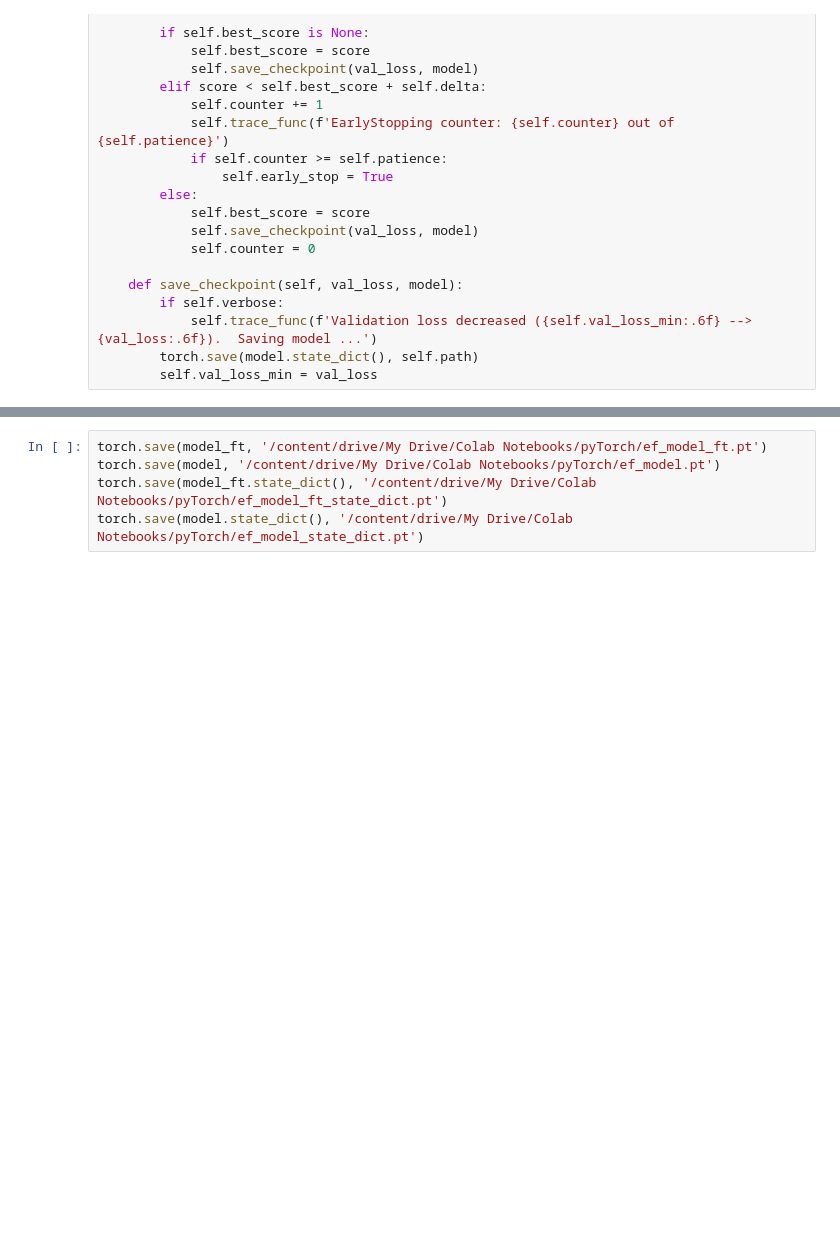
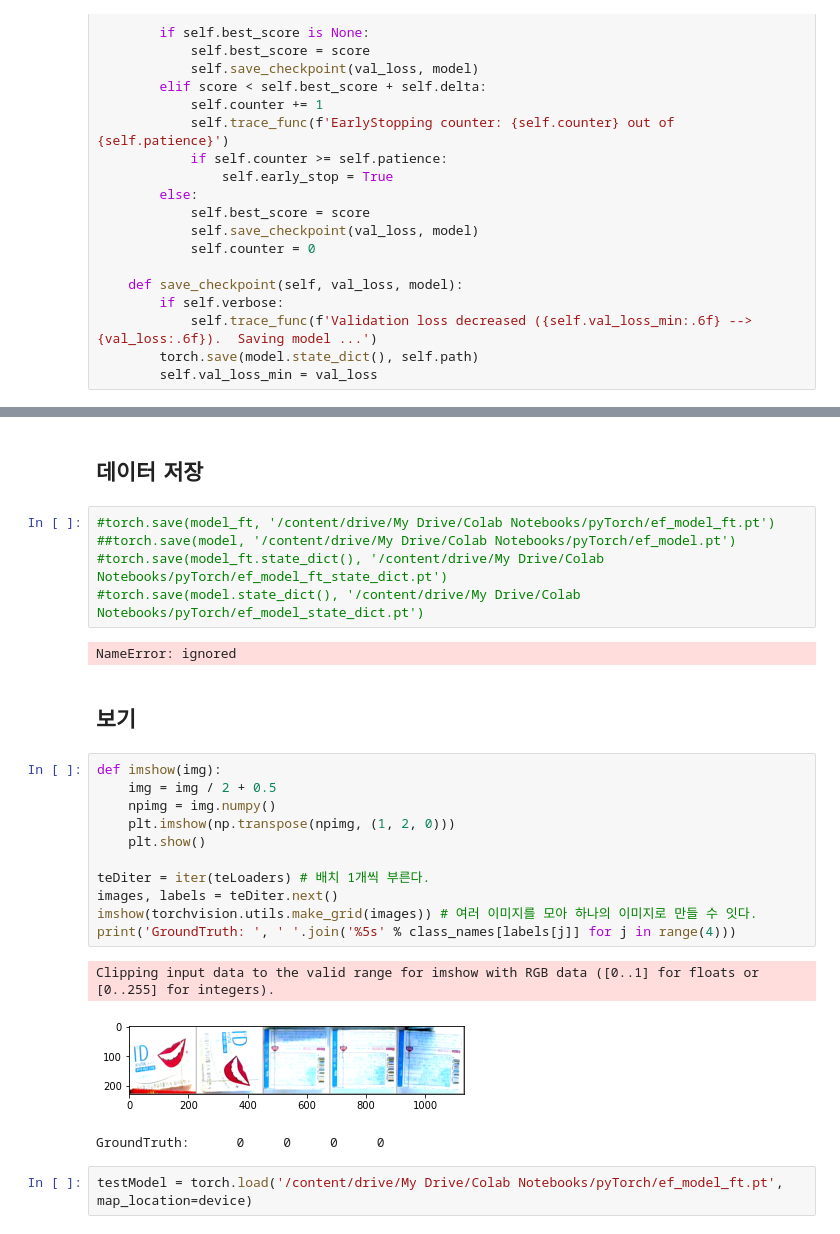
Before and after one commit to honginhwa/pytorch_study, a Jupyter notebook: efficientNet.ipynb, the cells around one changed output, grey strips where cells are left out. Drawn from its saved outputs; the diff is of its cells as text; blank space fills up the shorter version.

Commit message:
Colaboratory를 통해 생성됨

```diff
--- a/efficientNet.ipynb
+++ b/efficientNet.ipynb
@@ -317,5 +295,28 @@ Best val Acc: 0.972433
+# %% [markdown]
+## 데이터 저장
 # %%
-torch.save(model_ft, '/content/drive/My Drive/Colab Notebooks/pyTorch/ef_model_ft.pt')
-torch.save(model, '/content/drive/My Drive/Colab Notebooks/pyTorch/ef_model.pt')
-torch.save(model_ft.state_dict(), '/content/drive/My Drive/Colab Notebooks/pyTorch/ef_model_ft_state_dict.pt')
-torch.save(model.state_dict(), '/content/drive/My Drive/Colab Notebooks/pyTorch/ef_model_state_dict.pt')
+#torch.save(model_ft, '/content/drive/My Drive/Colab Notebooks/pyTorch/ef_model_ft.pt')
+##torch.save(model, '/content/drive/My Drive/Colab Notebooks/pyTorch/ef_model.pt')
+#torch.save(model_ft.state_dict(), '/content/drive/My Drive/Colab Notebooks/pyTorch/ef_model_ft_state_dict.pt')
+#torch.save(model.state_dict(), '/content/drive/My Drive/Colab Notebooks/pyTorch/ef_model_state_dict.pt')
+# %% [output]
+NameError: ignored
+# %% [markdown]
+## 보기
+# %%
+def imshow(img):
+    img = img / 2 + 0.5
+    npimg = img.numpy()
+    plt.imshow(np.transpose(npimg, (1, 2, 0)))
+    plt.show()
+
+teDiter = iter(teLoaders) # 배치 1개씩 부른다.
+images, labels = teDiter.next()
+imshow(torchvision.utils.make_grid(images)) # 여러 이미지를 모아 하나의 이미지로 만들 수 잇다.
+print('GroundTruth: ', ' '.join('%5s' % class_names[labels[j]] for j in range(4)))
+# %% [output]
+Clipping input data to the valid range for imshow with RGB data ([0..1] for floats or [0..255] for integers).
+[figure, added]
+GroundTruth:      0     0     0     0
+# %%
+testModel = torch.load('/content/drive/My Drive/Colab Notebooks/pyTorch/ef_model_ft.pt', map_location=device)
```
Also changed, not shown: parts of 3 cells of this notebook.
